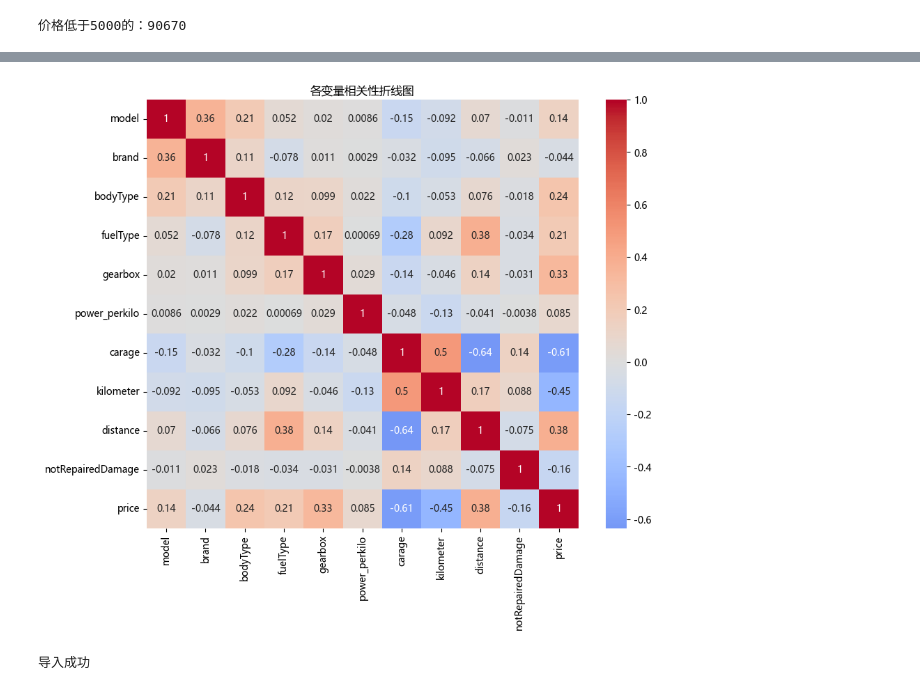
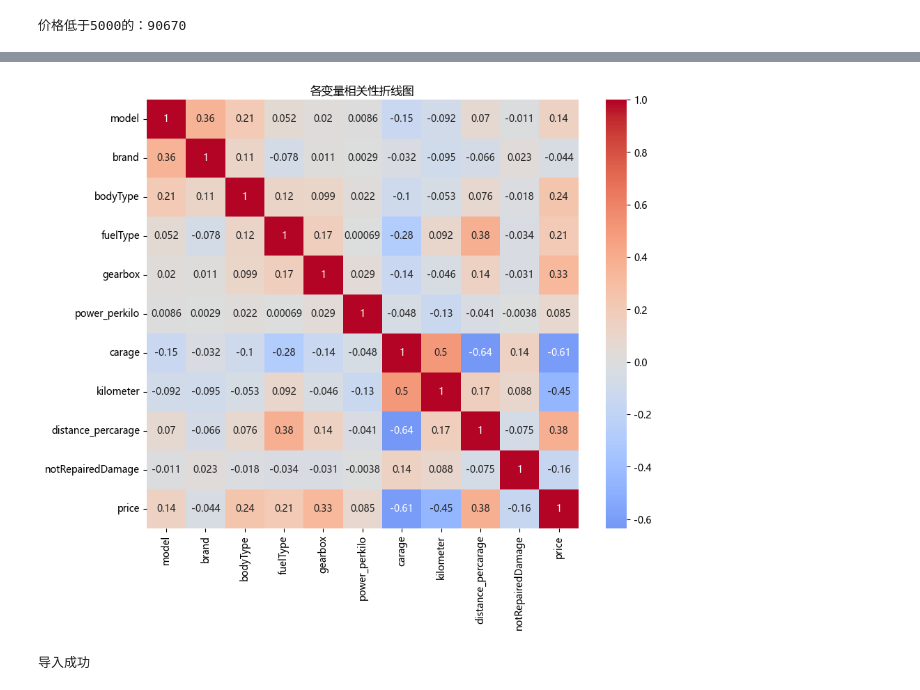
Before and after one commit to jiawen-yu/tianchi-price-predicition, a Jupyter notebook: notebooks/01_EDA.ipynb, the cells around one changed output, grey strips where cells are left out. Saved outputs shown, nothing was run; the diff lists cells and outputs as text; code cells hidden in the pictures.

```diff
--- a/notebooks/01_EDA.ipynb
+++ b/notebooks/01_EDA.ipynb
@@ -323,7 +304,7 @@ train['notRepairedDamage'] = pd.to_numeric(train['notRepairedDamage'].replace('-
 plt.rcParams['font.sans-serif'] = ['Microsoft YaHei']
 plt.rcParams['axes.unicode_minus'] = False
 # %%
-features=['model','brand','bodyType','fuelType','gearbox','power_perkilo','carage','kilometer','distance','notRepairedDamage','price']
+features=['model','brand','bodyType','fuelType','gearbox','power_perkilo','carage','kilometer','distance_percarage','notRepairedDamage','price']
 correlation_matrix=train[features].corr()
 print('各个变量与价格的相关性')
 print(correlation_matrix['price'].sort_values(ascending=False))
@@ -347,4 +328,4 @@ carage              -0.614369
 Name: price, dtype: float64
-[figure, old version]
+[figure, new version]
 # %%
 from sklearn.model_selection import train_test_split
```
Also changed, not shown: parts of 10 cells of this notebook.
